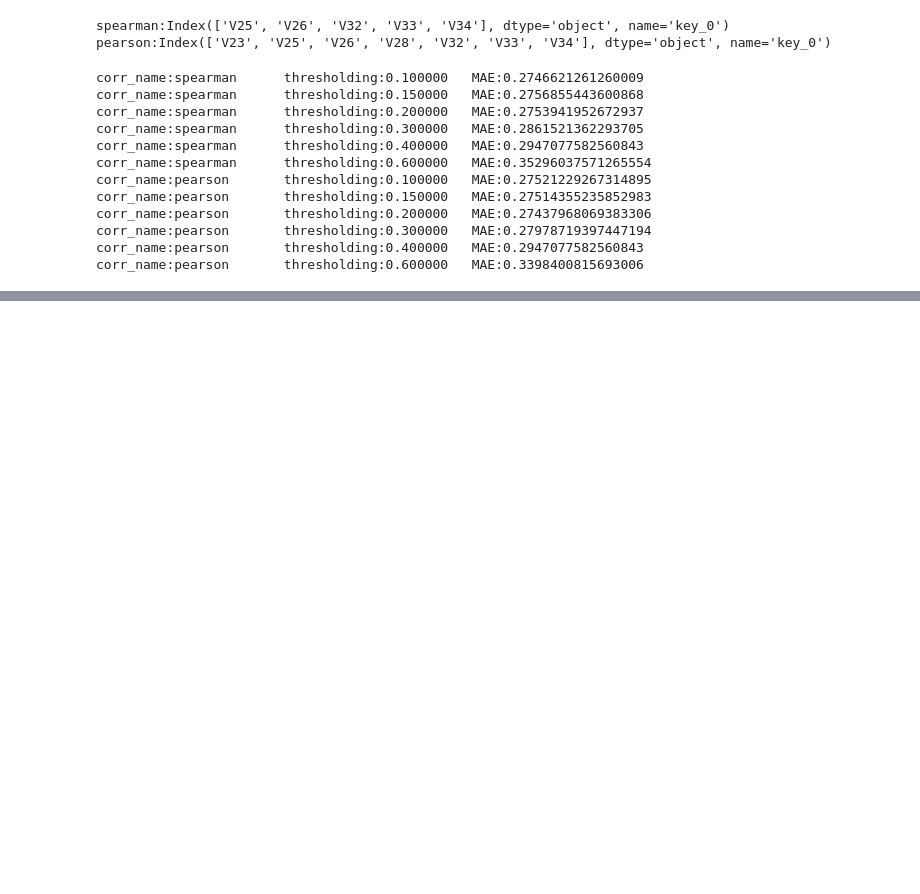
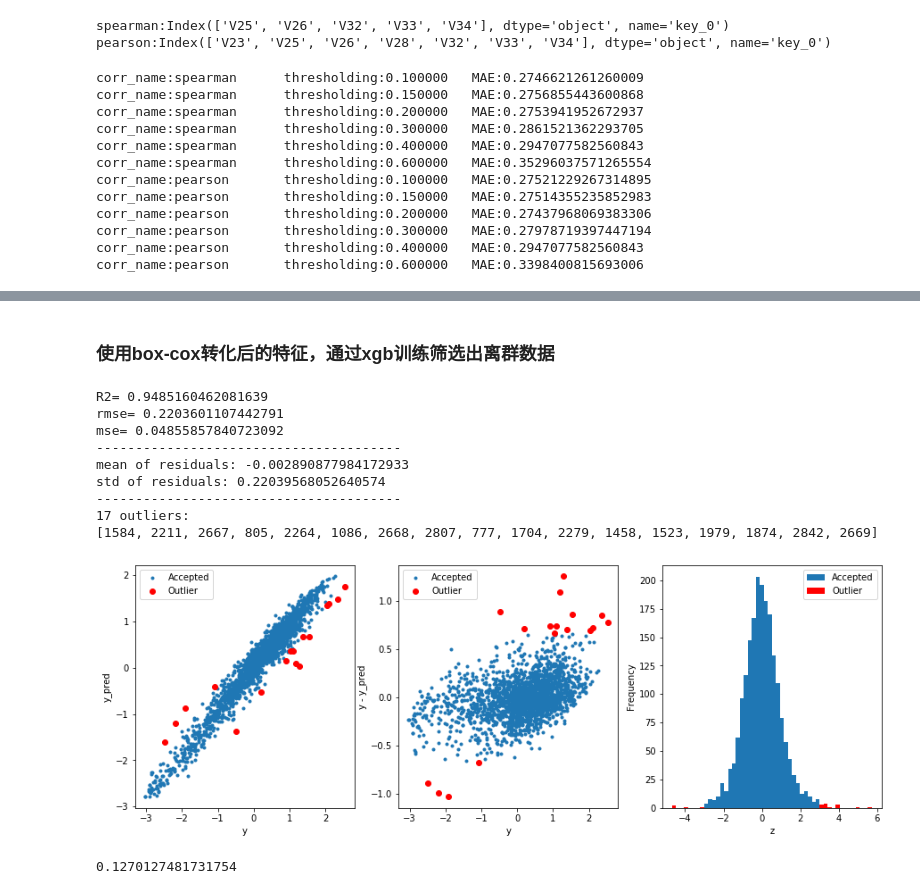
Before and after one commit to mengdaxing/vapor_forcast, a Jupyter notebook: data_analysis.ipynb, the cells around one changed output, grey strips where cells are left out. Saved outputs shown, nothing was run; the diff lists cells and outputs as text; code cells hidden in the pictures; blank space fills up the shorter version.

```diff
--- a/data_analysis.ipynb
+++ b/data_analysis.ipynb
@@ -52,3 +58,9 @@ def plot_learning_curve(algo,num,X_train,X_test,y_train,y_test):
+# %%
+def split_train_validate_data(train_data,test_size,random_state):
+    X=train_data.iloc[:,:-1]
+    y=train_data['target']
+    X_train,X_validate,y_train,y_validate=train_test_split(X,y,test_size=test_size,random_state=random_state)
+    return X_train,X_validate,y_train,y_validate
 # %%
 #读取数据
 data_path='./data/zhengqi_train.txt'
@@ -257,0 +436,14 @@ result_to_save(y_predict,'./re/y_predict_1.txt')
+# %% [markdown]
+### 使用box-cox转化后的特征，通过xgb训练筛选出离群数据
+# %%
+from sklearn.metrics import make_scorer
+
+def rmse(y_true, y_pred):
+    diff = y_pred - y_true
+    sum_sq = sum(diff**2)
+    n = len(y_pred)
+
+    return np.sqrt(sum_sq/n)
+def mse(y_ture,y_pred):
+    return mean_squared_error(y_ture,y_pred)
+mse_score=make_scorer(mse,greater_is_better=False)
@@ -257,0 +517,17 @@ result_to_save(y_predict,'./re/y_predict_1.txt')
+# %%
+all_data_box_cox=pd.read_csv('./re/all_data_box_cox.txt')
+train_data,test_data=get_train_test_data(all_data_box_cox)
+X_train,X_validate,y_train,y_validate=split_train_validate_data(train_data,test_size=0.3,random_state=1)
+xgb_reg=XGBRegressor(max_depth=6,min_child_weight=5,eta=0.05, gamma=0.025,colsample_bytree= 0.6,subsample=0.7)
+outliers = find_outliers(xgb_reg, X_train, y_train)
+# %% [output]
+R2= 0.9485160462081639
+rmse= 0.2203601107442791
+mse= 0.04855857840723092
+---------------------------------------
+mean of residuals: -0.002890877984172933
+std of residuals: 0.22039568052640574
+---------------------------------------
+17 outliers:
+[1584, 2211, 2667, 805, 2264, 1086, 2668, 2807, 777, 1704, 2279, 1458, 1523, 1979, 1874, 2842, 2669]
+[figure, added]
@@ -257,0 +542,8 @@ result_to_save(y_predict,'./re/y_predict_1.txt')
+# %%
+xgb_reg=XGBRegressor(max_depth=6,min_child_weight=5,eta=0.05, gamma=0.025,colsample_bytree= 0.6,subsample=0.7)
+X_data=train_data.iloc[:,:-1]
+y_data=train_data['target']
+scores=cross_val_score(xgb_reg,X_data,y_data,cv=10,scoring='neg_mean_squared_error')
+print(-np.mean(scores))
+# %% [output]
+0.1270127481731754
```
Also changed, not shown: parts of 47 cells of this notebook, 8 other files.
